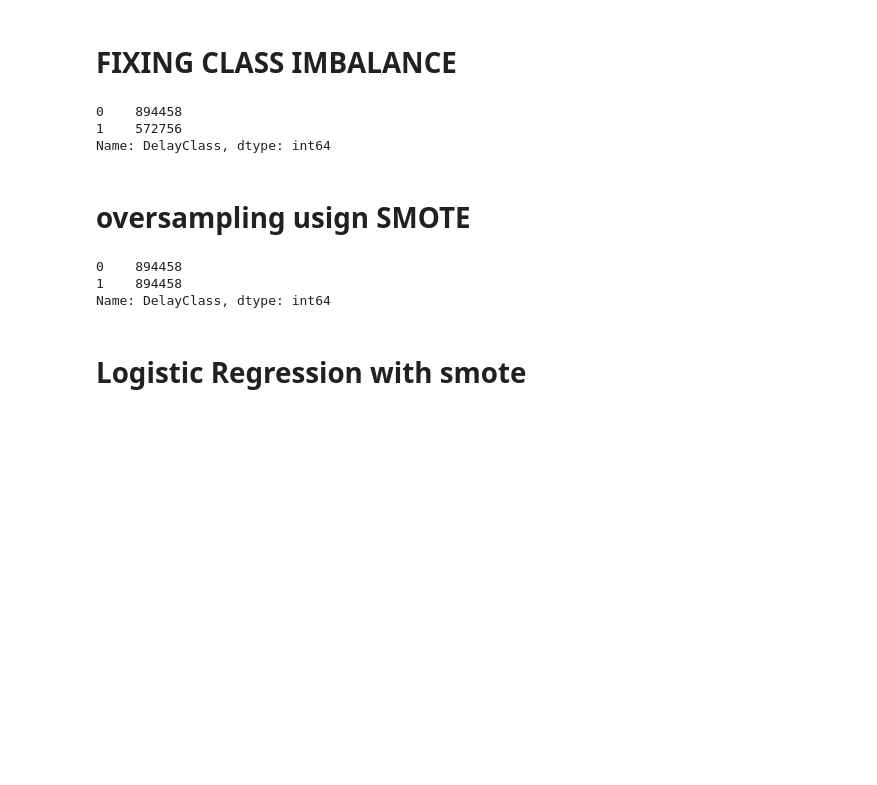
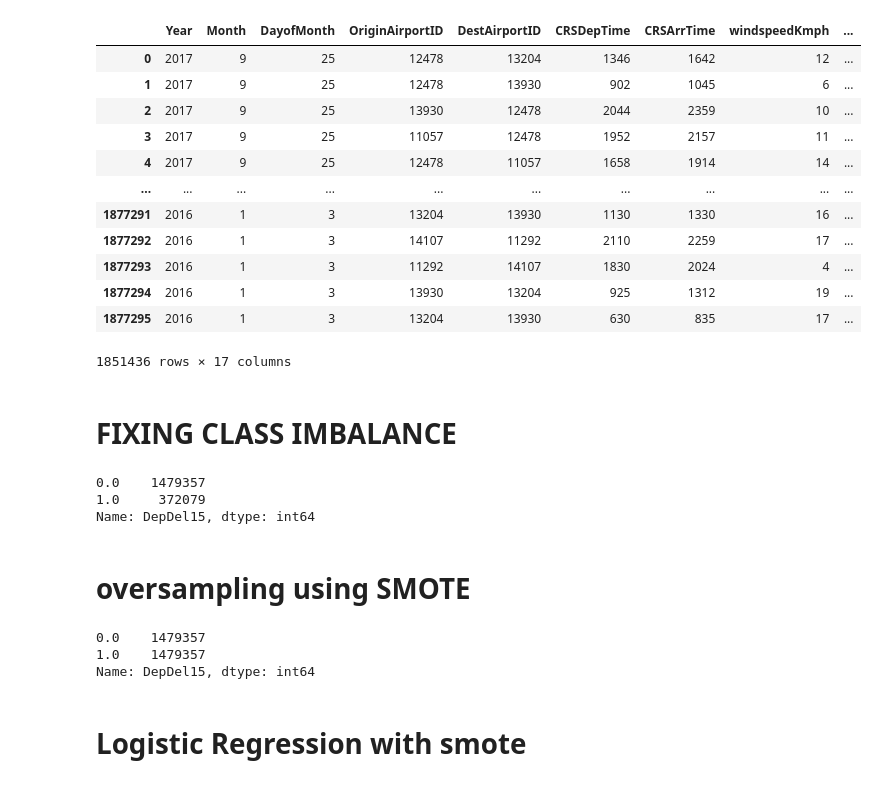
Before and after one commit to adithya-077/FlightDelayML, a Jupyter notebook: FlightClassification.ipynb, the cells around one changed output. Drawn from its saved outputs; the diff is of its cells as text; code cells hidden in the pictures; blank space fills up the shorter version.

```diff
--- a/FlightClassification.ipynb
+++ b/FlightClassification.ipynb
@@ -103,3 +114,3 @@ df1
 # %%
-X = df1.drop('DelayClass',axis=1)
-y = df1['DelayClass']
+X = df1.drop('DepDel15',axis=1)
+y = df1['DepDel15']
@@ -108,13 +117,28 @@ X_train , X_test , y_train , y_test = train_test_split(X,y,test_size=0.2,stratif
+# %%
+X
+# %% [output]
+|  | Year | Month | DayofMonth | OriginAirportID | DestAirportID | CRSDepTime | CRSArrTime | windspeedKmph | ... |
+| 0 | 2017 | 9 | 25 | 12478 | 13204 | 1346 | 1642 | 12 | ... |
+| 1 | 2017 | 9 | 25 | 12478 | 13930 | 902 | 1045 | 6 | ... |
+| 2 | 2017 | 9 | 25 | 13930 | 12478 | 2044 | 2359 | 10 | ... |
+| 3 | 2017 | 9 | 25 | 11057 | 12478 | 1952 | 2157 | 11 | ... |
+| 4 | 2017 | 9 | 25 | 12478 | 11057 | 1658 | 1914 | 14 | ... |
+| ... | ... | ... | ... | ... | ... | ... | ... | ... | ... |
+| 1877291 | 2016 | 1 | 3 | 13204 | 13930 | 1130 | 1330 | 16 | ... |
+| 1877292 | 2016 | 1 | 3 | 14107 | 11292 | 2110 | 2259 | 17 | ... |
+| 1877293 | 2016 | 1 | 3 | 11292 | 14107 | 1830 | 2024 | 4 | ... |
+| 1877294 | 2016 | 1 | 3 | 13930 | 13204 | 925 | 1312 | 19 | ... |
+| 1877295 | 2016 | 1 | 3 | 13204 | 13930 | 630 | 835 | 17 | ... |
+1851436 rows × 17 columns
 # %% [markdown]
 # FIXING CLASS IMBALANCE
 # %%
-
-y_train.value_counts()
+y.value_counts()
 # %% [output]
-0    894458
-1    572756
-Name: DelayClass, dtype: int64
+0.0    1479357
+1.0     372079
+Name: DepDel15, dtype: int64
 # %% [markdown]
-# oversampling usign SMOTE
+# oversampling using SMOTE
 # %%
 sm = SMOTE(random_state=10)
@@ -122,7 +146,7 @@ X_train , y_train = sm.fit_resample(X_train , y_train)
 # %%
 #after smote
-y_train.value_counts()
+y.value_counts()
 # %% [output]
-0    894458
-1    894458
-Name: DelayClass, dtype: int64
+0.0    1479357
+1.0    1479357
+Name: DepDel15, dtype: int64
```
Also changed, not shown: parts of 63 cells of this notebook, 3 other files.
